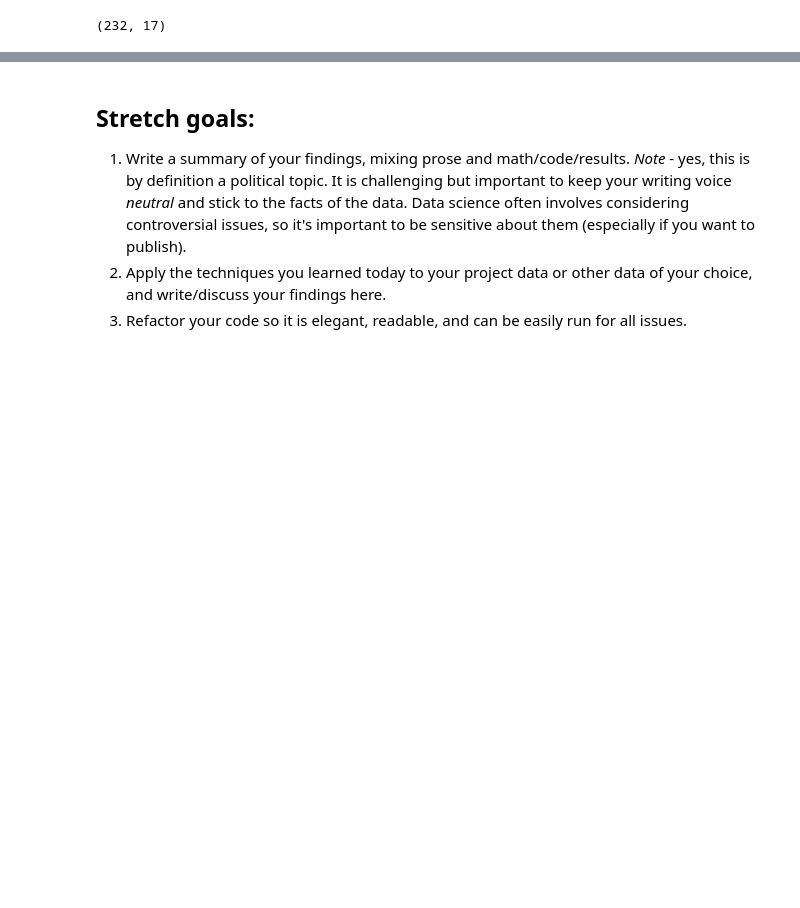
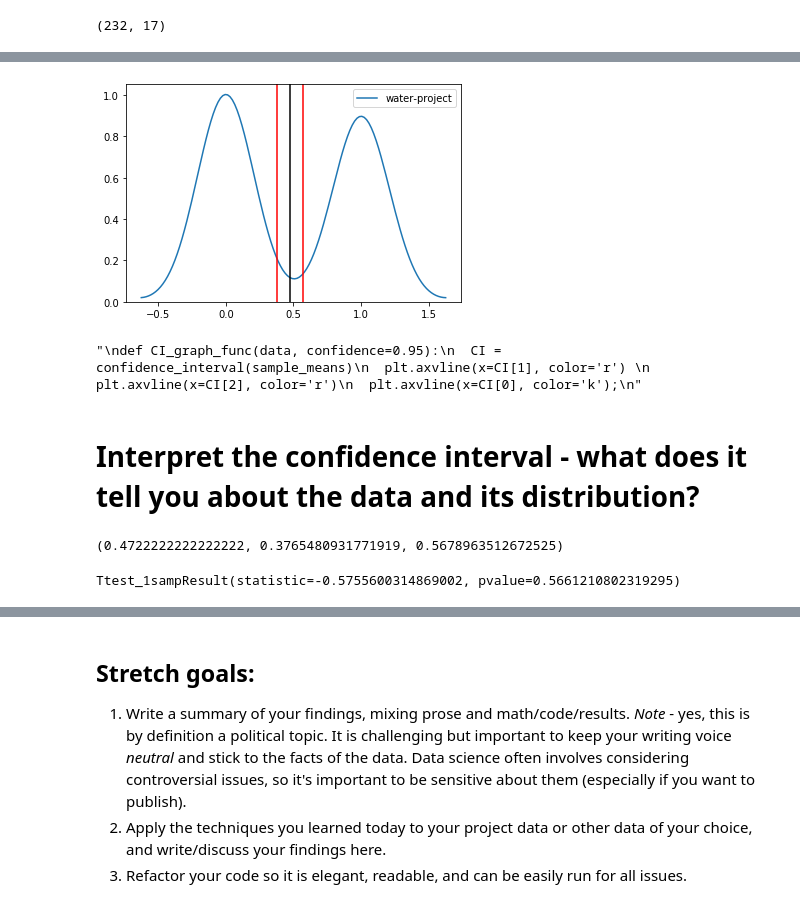
Before and after one commit to Khislatz/DS-Unit-1-Sprint-2-Statistics, a Jupyter notebook: Khislat_Zhuraeva_LS_DS_122_Sampling_Confidence_Intervals_and_Hypothesis_Testing_Assignment.ipynb, the cells around one changed output, grey strips where cells are left out. Drawn from its saved outputs; the diff is of its cells as text; code cells hidden in the pictures; blank space fills up the shorter version.

```diff
--- a/Khislat_Zhuraeva_LS_DS_122_Sampling_Confidence_Intervals_and_Hypothesis_Testing_Assignment.ipynb
+++ b/Khislat_Zhuraeva_LS_DS_122_Sampling_Confidence_Intervals_and_Hypothesis_Testing_Assignment.ipynb
@@ -116,0 +133,10 @@ rep.head()
+# %%
+#Define our own function for cslculating a confidence interval
+def confidence_interval (data, confidence=0.95):
+  data_array = np.array(data) #converting data into an array
+  data_mean = np.mean(data)
+  n = len(data) #length of data/sample
+  stderr = (np.std(data_array, ddof=1)/np.sqrt(n)) #standard error
+  moe = stderr * stats.t.ppf((1+confidence) / 2, n-1) # look up the corresponding; stats.t.ppf = the purpose is to look up a t statistic
+  #tstat; moe = margin of error; n-1 is degrees of freedom; t distribution changes based on degree of freedom and sample size
+  return (data_mean, data_mean - moe, data_mean + moe) # returning a tuple that contains those elements
@@ -116,0 +176,20 @@ rep.head()
+# %%
+#kernel density estimte
+sns.kdeplot(rep['water-project'])
+plt.axvline(x=CI[1], color='r')
+plt.axvline(x=CI[2], color='r')
+plt.axvline(x=CI[0], color='k'); #sample mean. we ar 95% sure that the population is between the red lines
+# %% [output]
+[figure, added]
+# %%
+"""
+def CI_graph_func(data, confidence=0.95):
+  CI = confidence_interval(sample_means)
+  plt.axvline(x=CI[1], color='r')
+  plt.axvline(x=CI[2], color='r')
+  plt.axvline(x=CI[0], color='k');
+"""
+# %% [output]
+"\ndef CI_graph_func(data, confidence=0.95):\n  CI = confidence_interval(sample_means)\n  plt.axvline(x=CI[1], color='r') \n  plt.axvline(x=CI[2], color='r')\n  plt.axvline(x=CI[0], color='k');\n"
+# %% [markdown]
+# Interpret the confidence interval - what does it tell you about the data and its distribution?
@@ -116,0 +199,11 @@ rep.head()
+# %%
+CI
+# %% [output]
+(0.4722222222222222, 0.3765480931771919, 0.5678963512672525)
+# %%
+#we can run a test:
+ttest_1samp(rep['water-project'], 0.5) # we pick a random value, ie 0.5, which is inside our confidence interval
+#the p value is higher than 0.05, which mean we fail to reject the null hypothesis. We cannot be sure that there is a significant difference between the population mean
+# and the sample mean
+# %% [output]
+Ttest_1sampResult(statistic=-0.5755600314869002, pvalue=0.5661210802319295)
```
Also changed, not shown: parts of 39 cells of this notebook.
